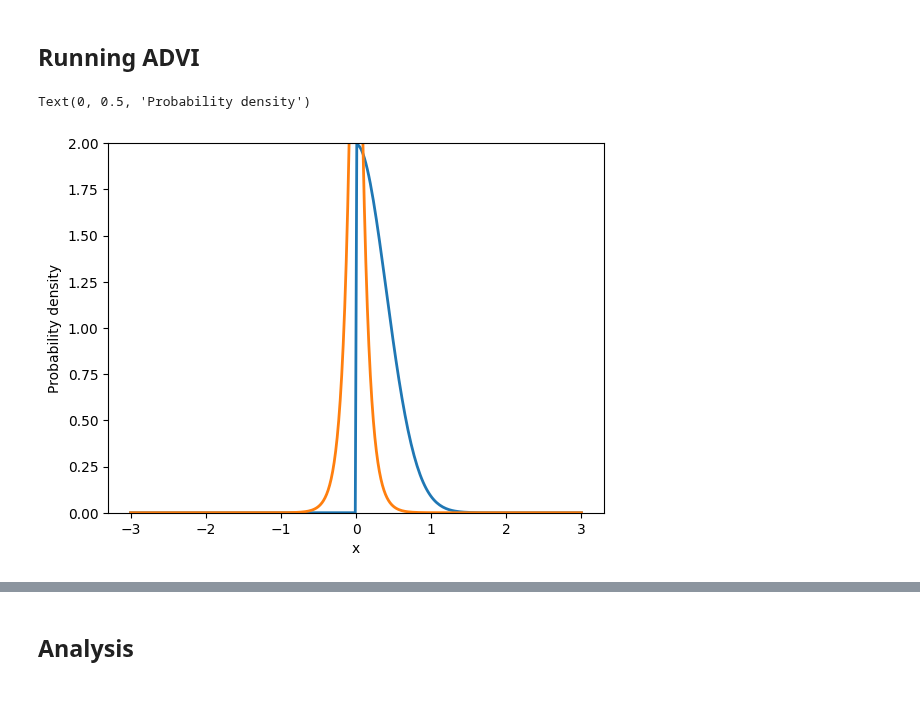
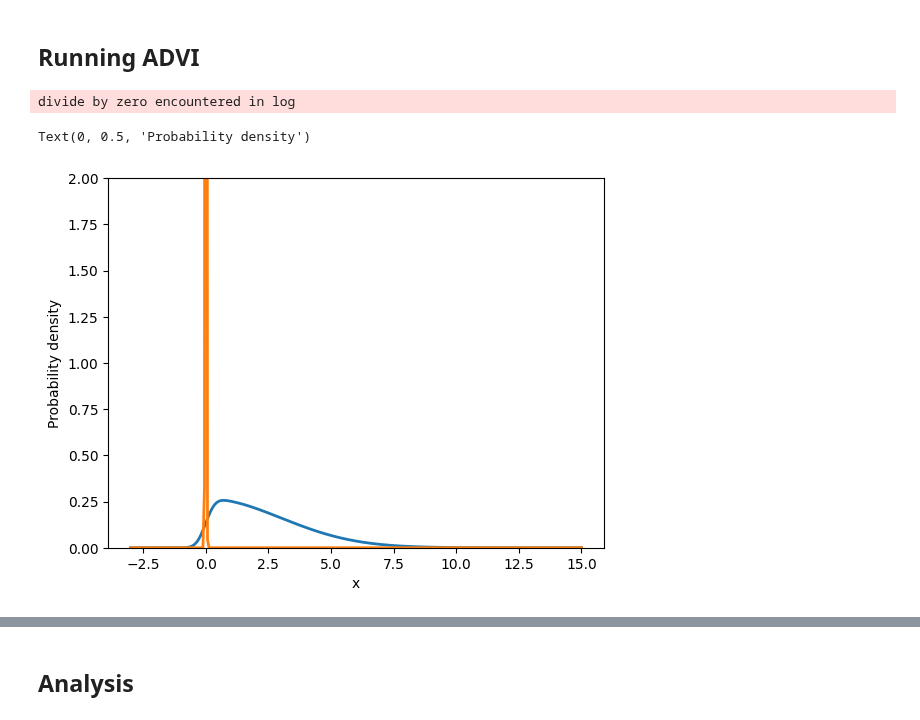
Before and after one commit to sys-bio/BMCA-pipeline, a Jupyter notebook: notebooks/topologyC/topologyC-allData-v-distr-tests.ipynb, the cells around one changed output, grey strips where cells are left out. Drawn from its saved outputs; the diff is of its cells as text; code cells hidden in the pictures.

```diff
--- a/notebooks/topologyC/topologyC-allData-v-distr-tests.ipynb
+++ b/notebooks/topologyC/topologyC-allData-v-distr-tests.ipynb
@@ -89,21 +86,24 @@ BMCA_obj100 = antemll.antemll(ant, data_file100, cobra_sbml='../../models/sbml/T
 ## Running ADVI
 # %%
 normal_dist = pm.HalfNormal.dist(sigma=1)
-t_dist = pm.Laplace.dist(mu=0, b=0.1)
-s_dist = pm.TruncatedNormal.dist(mu=0, sigma=0.4, lower=0)
 
-x_eval = np.linspace(-3, 3, 300)
+s_dist = pm.SkewNormal.dist(mu=0, sigma=3, alpha=10)
+t_dist = pm.Laplace.dist(mu=0, b=0.01)
+# b=0.01, alpha=5, sd=1
+
+x_eval = np.linspace(-3, 15, 300)
 plt.plot(x_eval, at.exp(pm.logp(s_dist,x_eval)).eval(), lw=2.)
 plt.plot(x_eval, at.exp(pm.logp(t_dist,x_eval)).eval(), lw=2.)
 
 
 plt.ylim([0, 2])
 
 plt.xlabel('x')
 plt.ylabel('Probability density')
 # %% [output]
-Text(0, 0.5, 'Probability density')
+divide by zero encountered in log
+Text(0, 0.5, 'Probability density')
-[figure, old version]
+[figure, new version]
 # %%
 def run_ADVI(BMCA_obj):
     with pm.Model() as pymc_model:
```
Also changed, not shown: parts of 6 cells of this notebook.
